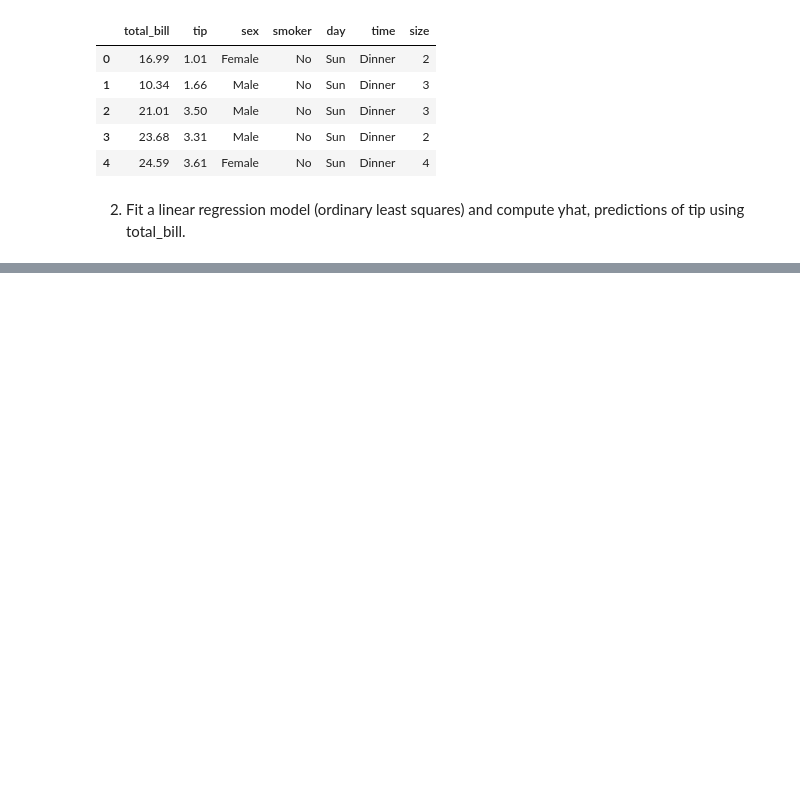
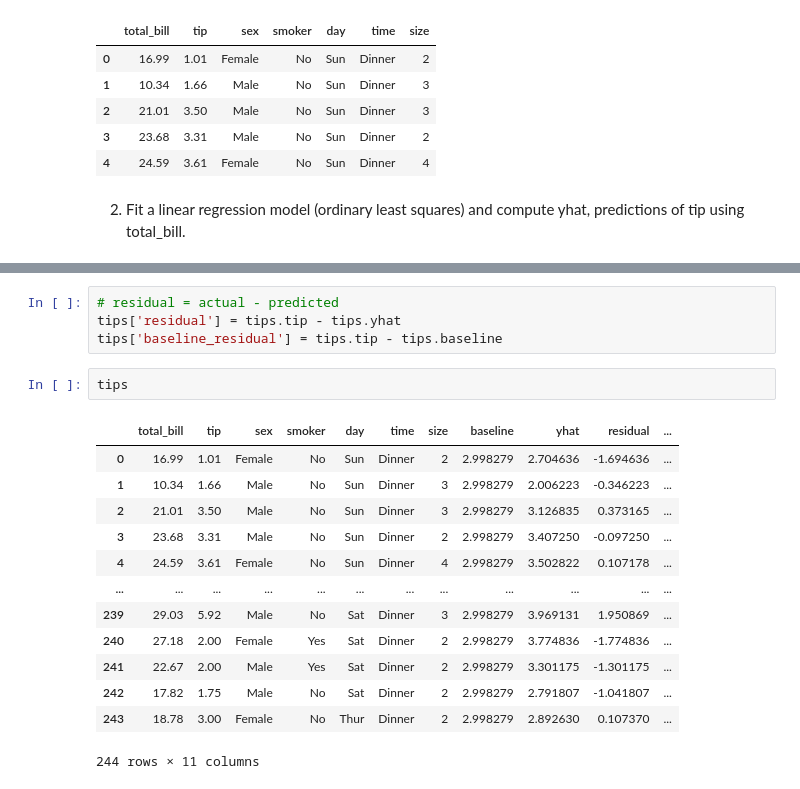
Before and after one commit to KristineCabanela/regression-exercises, a Jupyter notebook: evaluate.ipynb, the cells around one changed output, grey strips where cells are left out. Saved outputs shown, nothing was run; the diff lists cells and outputs as text; blank space fills up the shorter version.

```diff
--- a/evaluate.ipynb
+++ b/evaluate.ipynb
@@ -32,0 +115,20 @@ predictions = model.predict(X)
+# %%
+# residual = actual - predicted
+tips['residual'] = tips.tip - tips.yhat
+tips['baseline_residual'] = tips.tip - tips.baseline
+# %%
+tips
+# %% [output]
+|  | total_bill | tip | sex | smoker | day | time | size | baseline | yhat | residual | ... |
+| 0 | 16.99 | 1.01 | Female | No | Sun | Dinner | 2 | 2.998279 | 2.704636 | -1.694636 | ... |
+| 1 | 10.34 | 1.66 | Male | No | Sun | Dinner | 3 | 2.998279 | 2.006223 | -0.346223 | ... |
+| 2 | 21.01 | 3.50 | Male | No | Sun | Dinner | 3 | 2.998279 | 3.126835 | 0.373165 | ... |
+| 3 | 23.68 | 3.31 | Male | No | Sun | Dinner | 2 | 2.998279 | 3.407250 | -0.097250 | ... |
+| 4 | 24.59 | 3.61 | Female | No | Sun | Dinner | 4 | 2.998279 | 3.502822 | 0.107178 | ... |
+| ... | ... | ... | ... | ... | ... | ... | ... | ... | ... | ... | ... |
+| 239 | 29.03 | 5.92 | Male | No | Sat | Dinner | 3 | 2.998279 | 3.969131 | 1.950869 | ... |
+| 240 | 27.18 | 2.00 | Female | Yes | Sat | Dinner | 2 | 2.998279 | 3.774836 | -1.774836 | ... |
+| 241 | 22.67 | 2.00 | Male | Yes | Sat | Dinner | 2 | 2.998279 | 3.301175 | -1.301175 | ... |
+| 242 | 17.82 | 1.75 | Male | No | Sat | Dinner | 2 | 2.998279 | 2.791807 | -1.041807 | ... |
+| 243 | 18.78 | 3.00 | Female | No | Thur | Dinner | 2 | 2.998279 | 2.892630 | 0.107370 | ... |
+244 rows × 11 columns
```
Also changed, not shown: parts of 25 cells of this notebook.
